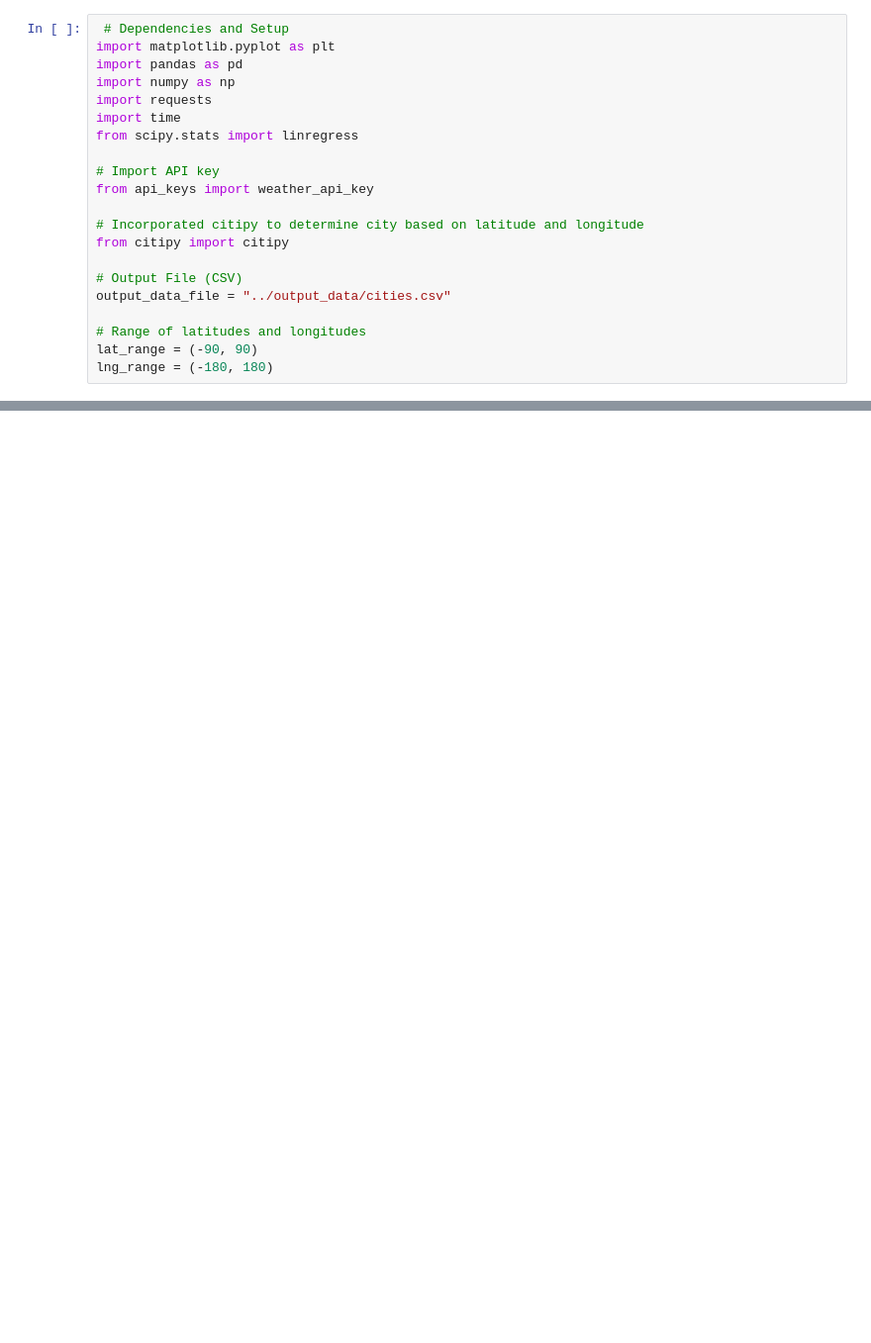
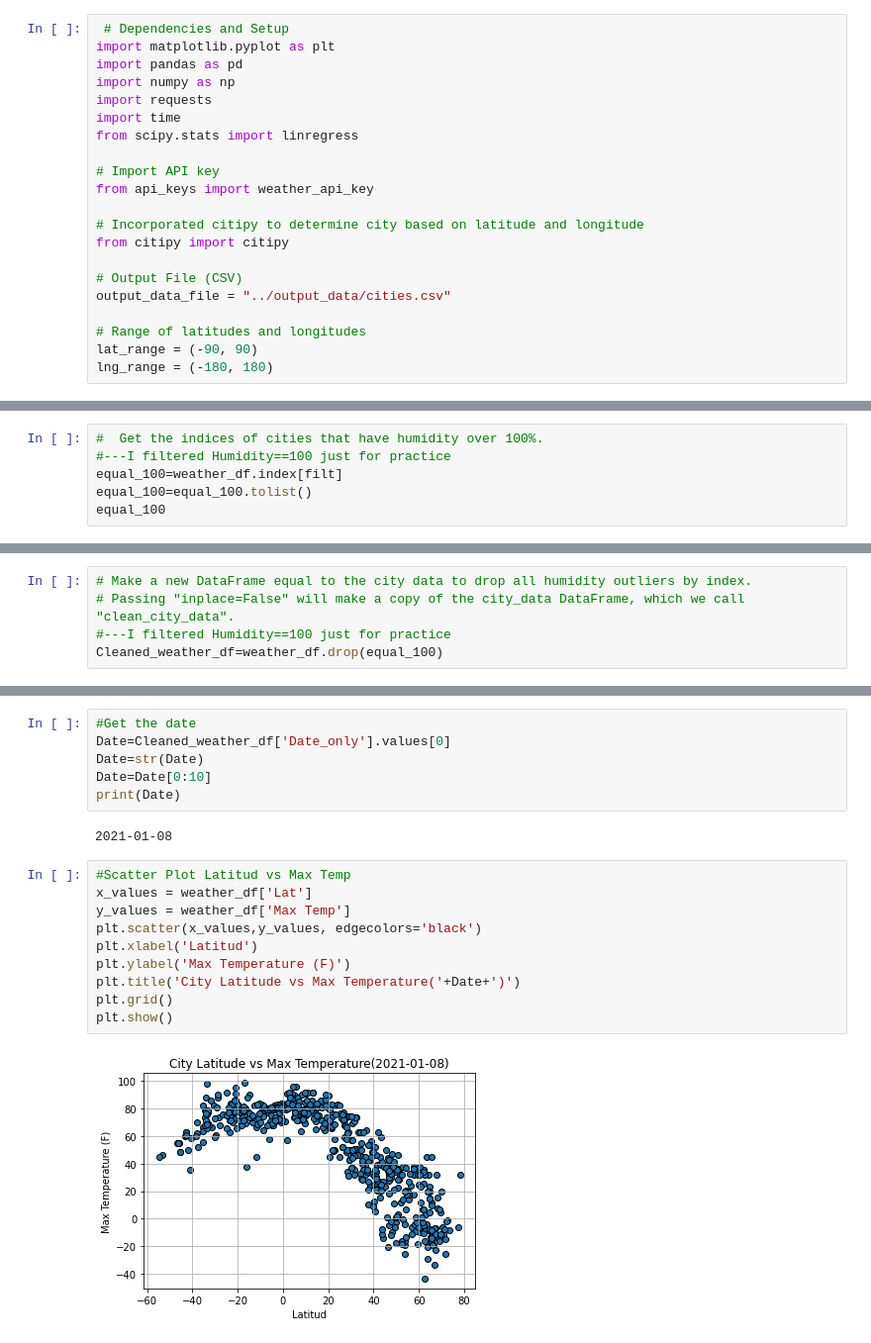
Before and after one commit to robertodiazbriones/python-api-challenge, a Jupyter notebook: WeatherPy/WeatherPy.ipynb, the cells around one changed output, grey strips where cells are left out. Shown at 99% size. Cells and saved outputs as stored; diff of their text form; blank space fills up the shorter version.

```diff
--- a/WeatherPy/WeatherPy.ipynb
+++ b/WeatherPy/WeatherPy.ipynb
@@ -417,0 +179,6 @@ The r-squared is: 0.024564151227631476
+# %%
+#  Get the indices of cities that have humidity over 100%.
+#---I filtered Humidity==100 just for practice
+equal_100=weather_df.index[filt]
+equal_100=equal_100.tolist()
+equal_100
@@ -417,0 +203,5 @@ The r-squared is: 0.024564151227631476
+# %%
+# Make a new DataFrame equal to the city data to drop all humidity outliers by index.
+# Passing "inplace=False" will make a copy of the city_data DataFrame, which we call "clean_city_data".
+#---I filtered Humidity==100 just for practice
+Cleaned_weather_df=weather_df.drop(equal_100)
@@ -417,0 +233,20 @@ The r-squared is: 0.024564151227631476
+# %%
+#Get the date
+Date=Cleaned_weather_df['Date_only'].values[0]
+Date=str(Date)
+Date=Date[0:10]
+print(Date)
+# %% [output]
+2021-01-08
+# %%
+#Scatter Plot Latitud vs Max Temp
+x_values = weather_df['Lat']
+y_values = weather_df['Max Temp']
+plt.scatter(x_values,y_values, edgecolors='black')
+plt.xlabel('Latitud')
+plt.ylabel('Max Temperature (F)')
+plt.title('City Latitude vs Max Temperature('+Date+')')
+plt.grid()
+plt.show()
+# %% [output]
+[figure, added]
```
Also changed, not shown: parts of 45 cells of this notebook, 1 other file.
